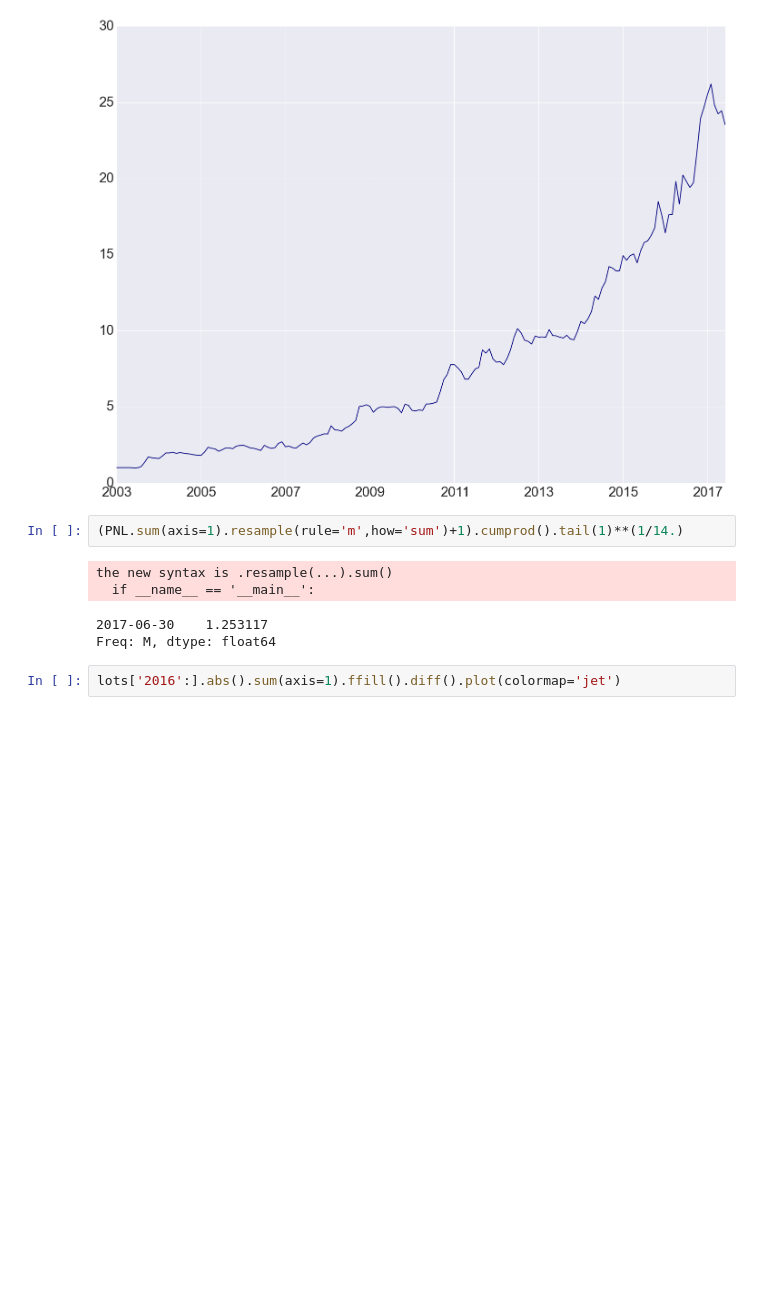
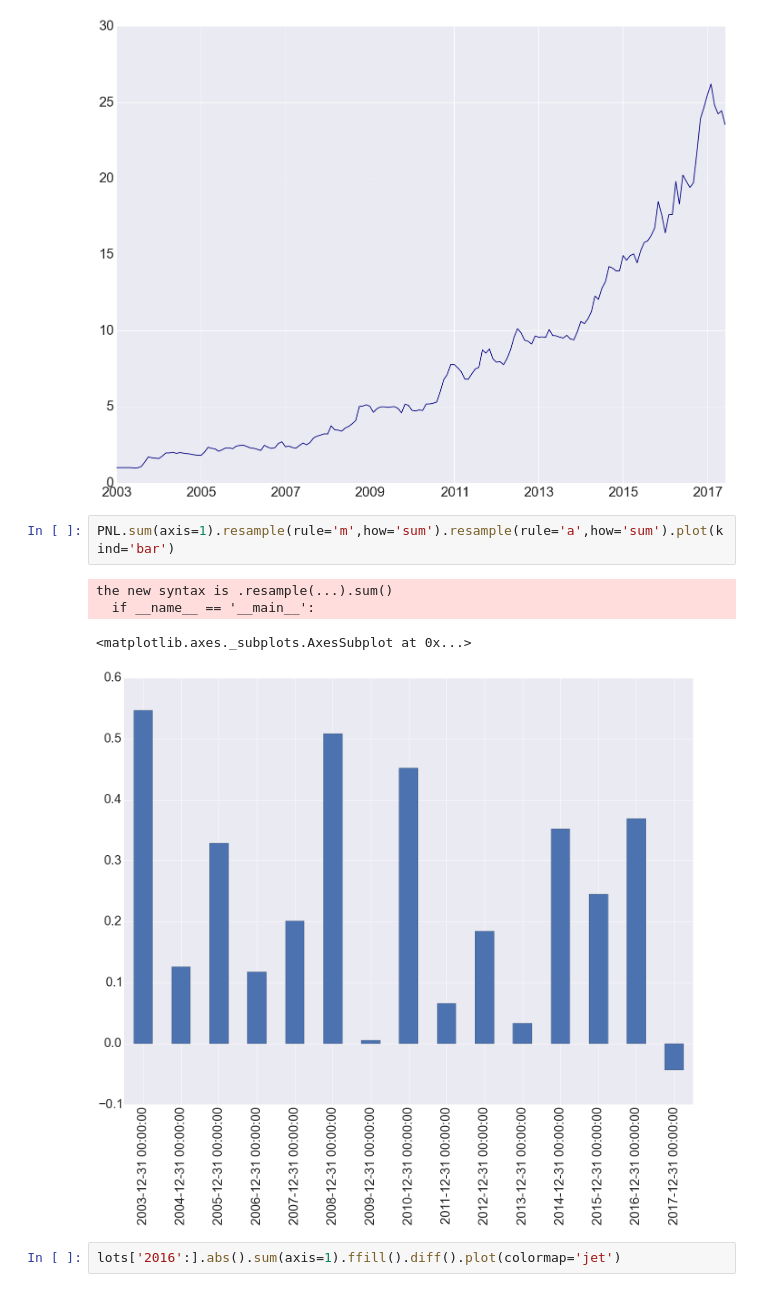
Before and after one commit to mrefermat/Project_C, a Jupyter notebook: Final Portfolio.ipynb, the cells around one changed output. Drawn from its saved outputs; the diff is of its cells as text; blank space fills up the shorter version.

```diff
--- a/Final Portfolio.ipynb
+++ b/Final Portfolio.ipynb
@@ -57,12 +57,12 @@ the new syntax is .resample(...).sum()
 <matplotlib.axes._subplots.AxesSubplot at 0x...>
 [figure]
 # %%
-(PNL.sum(axis=1).resample(rule='m',how='sum')+1).cumprod().tail(1)**(1/14.)
+PNL.sum(axis=1).resample(rule='m',how='sum').resample(rule='a',how='sum').plot(kind='bar')
 # %% [output]
 the new syntax is .resample(...).sum()
   if __name__ == '__main__':
-2017-06-30    1.253117
-Freq: M, dtype: float64
+<matplotlib.axes._subplots.AxesSubplot at 0x...>
+[figure, added]
 # %%
 lots['2016':].abs().sum(axis=1).ffill().diff().plot(colormap='jet')
 # %% [output]
```
Also changed, not shown: parts of 6 cells of this notebook, 2 other files.
